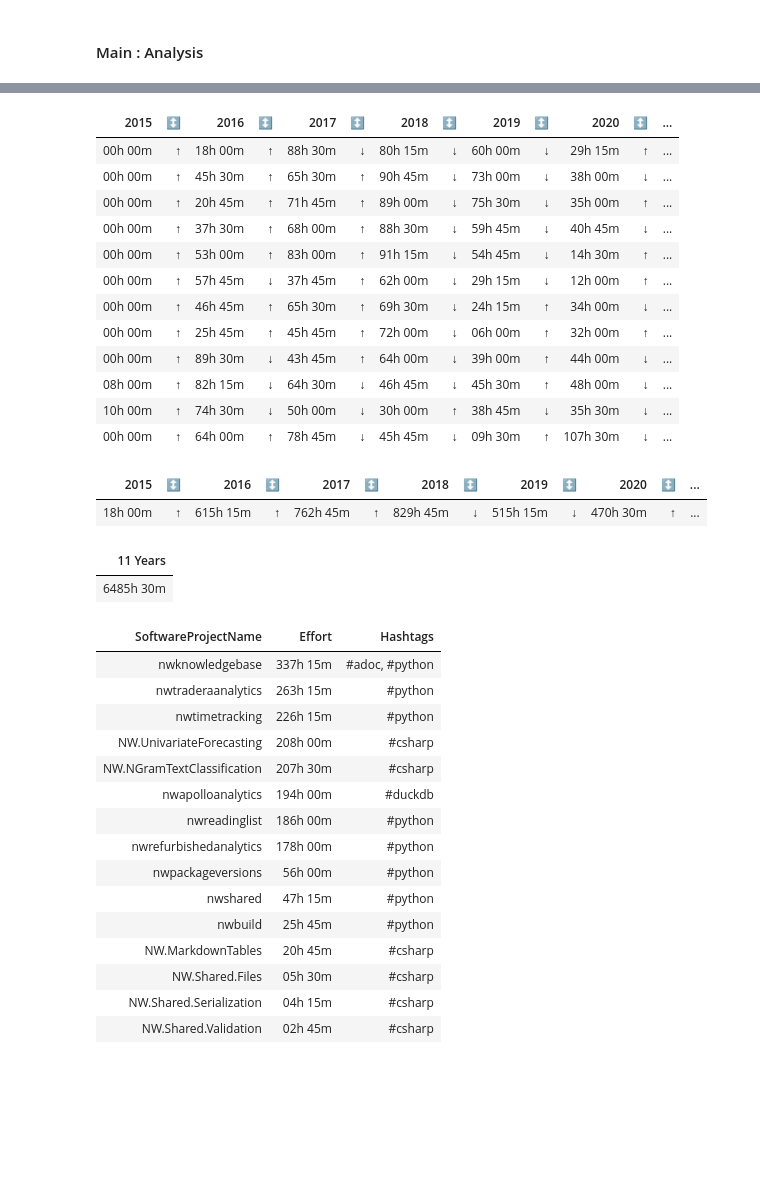
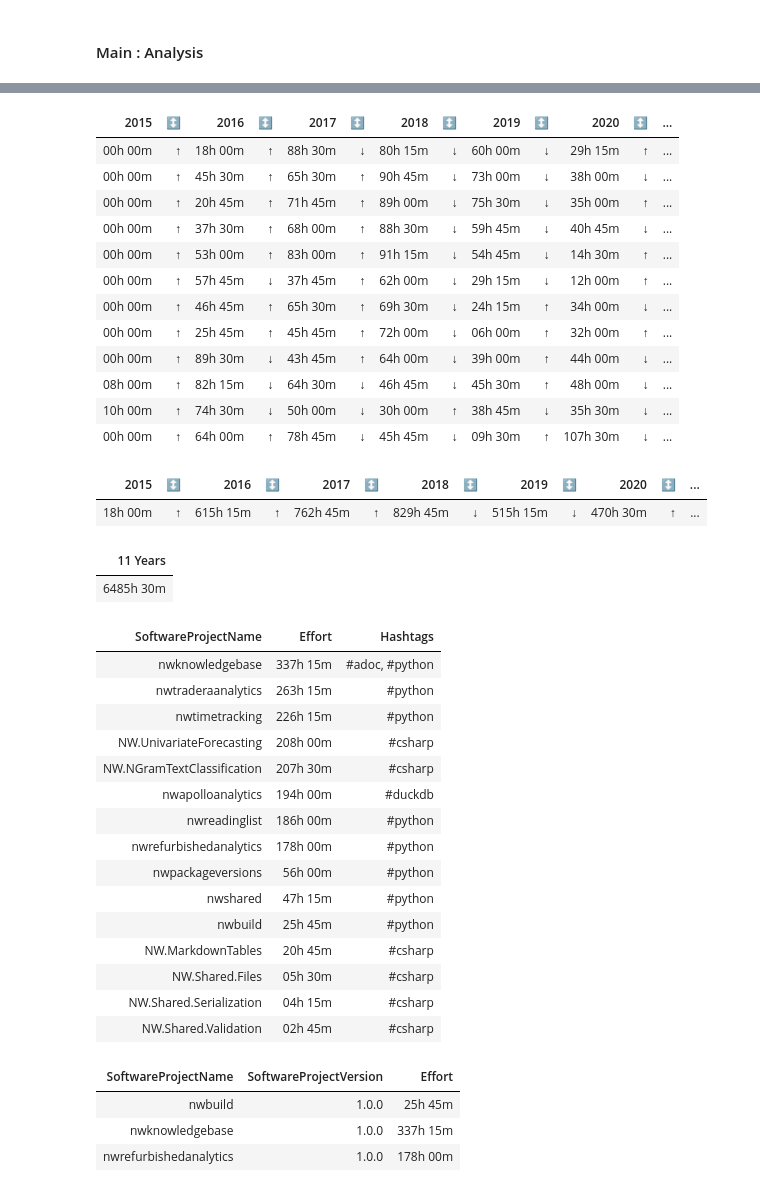
Before and after one commit to numbworks/nwtimetracking, a Jupyter notebook: src/nwtimetracking.ipynb, the cells around one changed output, grey strips where cells are left out. Cells and saved outputs as stored; diff of their text form; code cells hidden in the pictures; blank space fills up the shorter version.

```diff
--- a/src/nwtimetracking.ipynb
+++ b/src/nwtimetracking.ipynb
@@ -23,6 +23,7 @@ setting_bag : SettingBag = SettingBag(
     options_tts_by_year = [OPTION.display],
     options_tts_by_range = [OPTION.display],
     options_tts_by_spn = [OPTION.display],
+    options_tts_by_spv = [OPTION.display],
     excel_nrows = 1804
 )
 # %% [markdown]
@@ -35,6 +36,7 @@ tt_processor.process_tts_by_month()
 tt_processor.process_tts_by_year()
 tt_processor.process_tts_by_range()
 tt_processor.process_tts_by_spn()
+tt_processor.process_tts_by_spv()
 # %% [output]
 | Date | StartTime | EndTime | Effort | Hashtag | Descriptor | IsSoftwareProject | IsReleaseDay | Year | Month |
 | 2025-12-21 | 18:45 | 20:45 | 2h 00m | #python | nwreadinglist v4.4.0 | True | False | 2025 | 12 |
@@ -48,33 +50,37 @@ tt_processor.process_tts_by_spn()
 | 00h 00m | ↑ | 20h 45m | ↑ | 71h 45m | ↑ | 89h 00m | ↓ | 75h 30m | ↓ | 35h 00m | ↑ | ... |
 | 00h 00m | ↑ | 37h 30m | ↑ | 68h 00m | ↑ | 88h 30m | ↓ | 59h 45m | ↓ | 40h 45m | ↓ | ... |
 | 00h 00m | ↑ | 53h 00m | ↑ | 83h 00m | ↑ | 91h 15m | ↓ | 54h 45m | ↓ | 14h 30m | ↑ | ... |
 | 00h 00m | ↑ | 57h 45m | ↓ | 37h 45m | ↑ | 62h 00m | ↓ | 29h 15m | ↓ | 12h 00m | ↑ | ... |
 | 00h 00m | ↑ | 46h 45m | ↑ | 65h 30m | ↑ | 69h 30m | ↓ | 24h 15m | ↑ | 34h 00m | ↓ | ... |
 | 00h 00m | ↑ | 25h 45m | ↑ | 45h 45m | ↑ | 72h 00m | ↓ | 06h 00m | ↑ | 32h 00m | ↑ | ... |
 | 00h 00m | ↑ | 89h 30m | ↓ | 43h 45m | ↑ | 64h 00m | ↓ | 39h 00m | ↑ | 44h 00m | ↓ | ... |
 | 08h 00m | ↑ | 82h 15m | ↓ | 64h 30m | ↓ | 46h 45m | ↓ | 45h 30m | ↑ | 48h 00m | ↓ | ... |
 | 10h 00m | ↑ | 74h 30m | ↓ | 50h 00m | ↓ | 30h 00m | ↑ | 38h 45m | ↓ | 35h 30m | ↓ | ... |
 | 00h 00m | ↑ | 64h 00m | ↑ | 78h 45m | ↓ | 45h 45m | ↓ | 09h 30m | ↑ | 107h 30m | ↓ | ... |
 | 2015 | ↕ | 2016 | ↕ | 2017 | ↕ | 2018 | ↕ | 2019 | ↕ | 2020 | ↕ | ... |
 | 18h 00m | ↑ | 615h 15m | ↑ | 762h 45m | ↑ | 829h 45m | ↓ | 515h 15m | ↓ | 470h 30m | ↑ | ... |
 | 11 Years |
 | 6485h 30m |
 | SoftwareProjectName | Effort | Hashtags |
 | nwknowledgebase | 337h 15m | #adoc, #python |
 | nwtraderaanalytics | 263h 15m | #python |
 | nwtimetracking | 226h 15m | #python |
 | NW.UnivariateForecasting | 208h 00m | #csharp |
 | NW.NGramTextClassification | 207h 30m | #csharp |
 | nwapolloanalytics | 194h 00m | #duckdb |
 | nwreadinglist | 186h 00m | #python |
 | nwrefurbishedanalytics | 178h 00m | #python |
 | nwpackageversions | 56h 00m | #python |
 | nwshared | 47h 15m | #python |
 | nwbuild | 25h 45m | #python |
 | NW.MarkdownTables | 20h 45m | #csharp |
 | NW.Shared.Files | 05h 30m | #csharp |
 | NW.Shared.Serialization | 04h 15m | #csharp |
 | NW.Shared.Validation | 02h 45m | #csharp |
+| SoftwareProjectName | SoftwareProjectVersion | Effort |
+| nwbuild | 1.0.0 | 25h 45m |
+| nwknowledgebase | 1.0.0 | 337h 15m |
+| nwrefurbishedanalytics | 1.0.0 | 178h 00m |
 # %%
 # tt_processor.process_tts_by_year_month()
 # tt_processor.process_tts_by_year_month_spnv()
```
Also changed, not shown: 2 other files.
